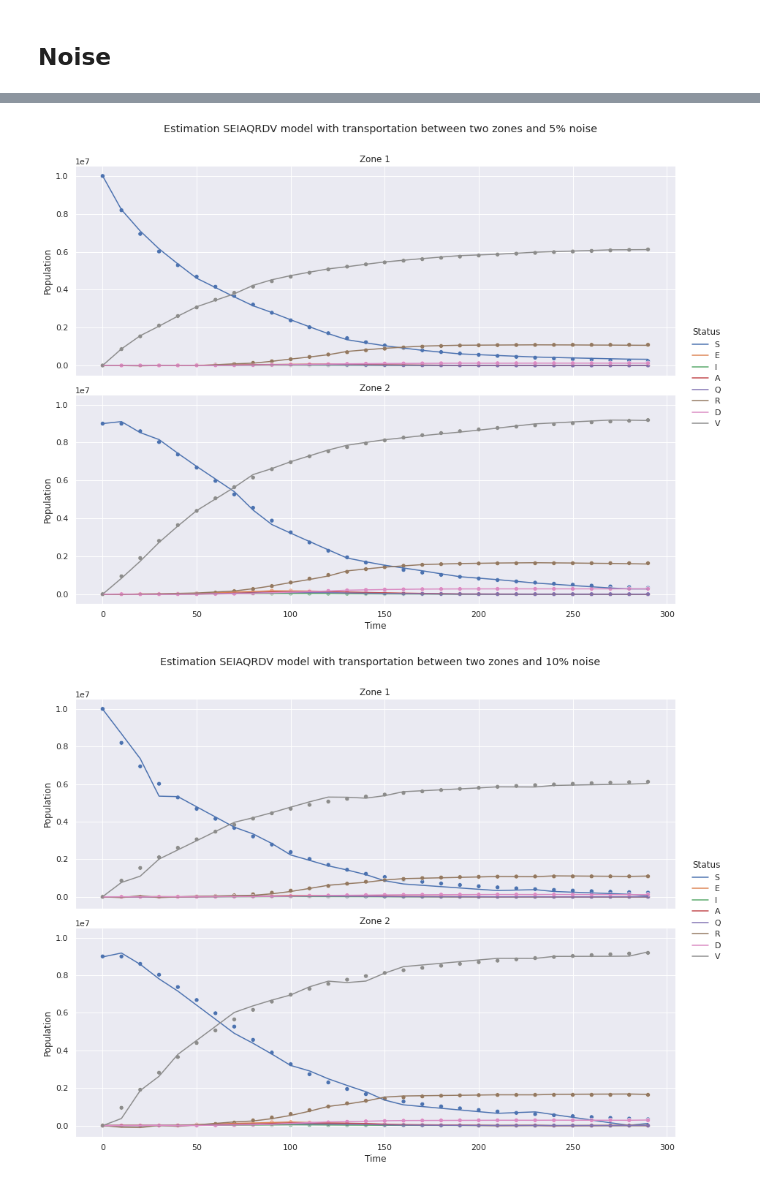
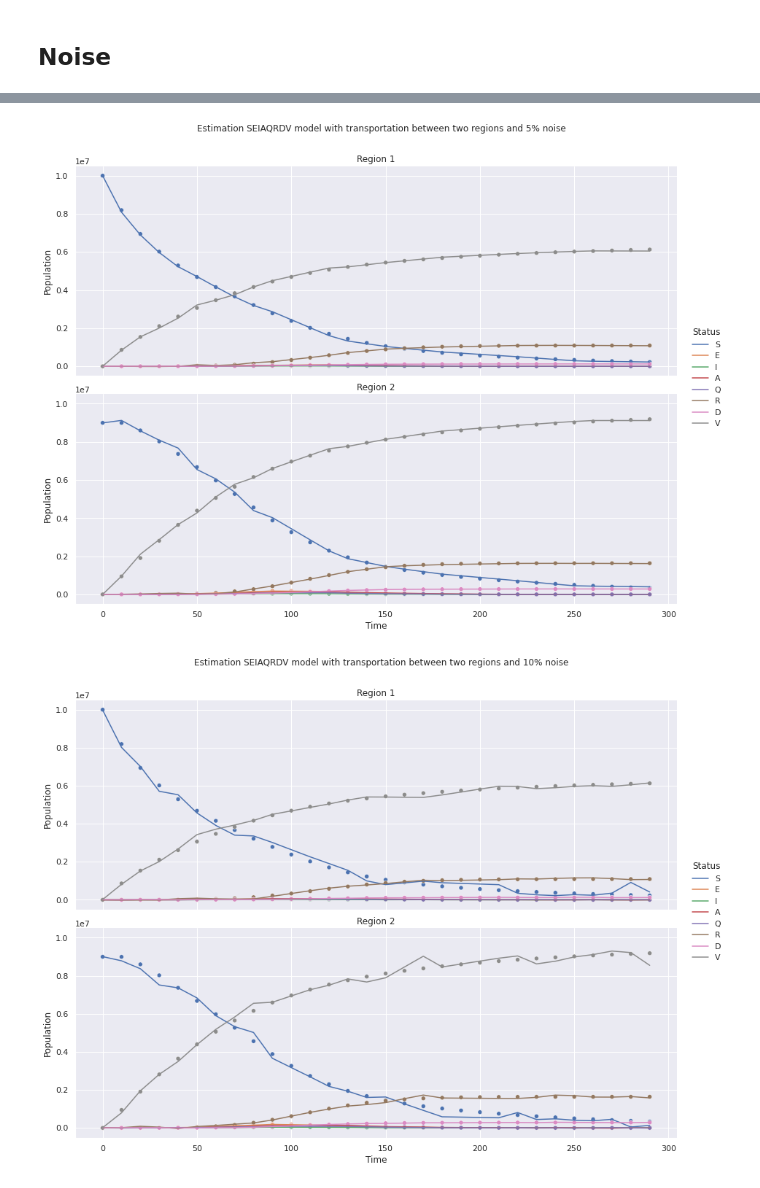
Before and after one commit to aoguedao/dinn_covid19, a Jupyter notebook: notebooks/seiaqrdvt_noise.ipynb, the cells around one changed output, grey strips where cells are left out. Saved outputs shown, nothing was run; the diff lists cells and outputs as text; code cells hidden in the pictures.

Commit message:
run model again

```diff
--- a/notebooks/seiaqrdvt_noise.ipynb
+++ b/notebooks/seiaqrdvt_noise.ipynb
@@ -463,10 +463,10 @@ def estimation_plot(t, y_real, y_pred, title=None, name=None):
         pd.DataFrame(y, columns=names, index=t.ravel())
         .rename_axis("time")
         .reset_index()
-        .melt(id_vars="time", var_name="status_zone", value_name="population")
+        .melt(id_vars="time", var_name="status_region", value_name="population")
         .assign(
-            status=lambda x: x["status_zone"].str[0],
-            zone=lambda x: x["status_zone"].str[1],
+            status=lambda x: x["status_region"].str[0],
+            region=lambda x: x["status_region"].str[1],
         )
     )
 
@@ -474,10 +474,10 @@ def estimation_plot(t, y_real, y_pred, title=None, name=None):
         pd.DataFrame(y_pred, columns=names, index=t.ravel())
         .rename_axis("time")
         .reset_index()
-        .melt(id_vars="time", var_name="status_zone", value_name="population")
+        .melt(id_vars="time", var_name="status_region", value_name="population")
         .assign(
-            status=lambda x: x["status_zone"].str[0],
-            zone=lambda x: x["status_zone"].str[1],
+            status=lambda x: x["status_region"].str[0],
+            region=lambda x: x["status_region"].str[1],
         )
     )
 
@@ -485,15 +485,15 @@ def estimation_plot(t, y_real, y_pred, title=None, name=None):
         data=df_pred,
         x="time",
         y="population",
-        row="zone",
+        row="region",
         hue="status",
         kind="line",
         aspect=2.5,
     )
 
-    for zone, ax in g.axes_dict.items():
+    for region, ax in g.axes_dict.items():
         sns.scatterplot(
-            data=df_real.query("zone == @zone"),
+            data=df_real.query("region == @region"),
             x="time",
             y="population",
             hue="status",
@@ -504,14 +504,14 @@ def estimation_plot(t, y_real, y_pred, title=None, name=None):
 
     (
         g.set_axis_labels("Time", "Population")
-          .set_titles("Zone {row_name}")
+          .set_titles("Region {row_name}")
           .tight_layout(w_pad=1)
     )
 
     g._legend.set_title("Status")
     g.fig.subplots_adjust(top=0.9)
     if title is None:
-        title = f"Estimation SEIAQRDV model with transportation between two zones"
+        title = f"Estimation SEIAQRDV model with transportation between two regions"
     g.fig.suptitle(title)
     if name is None:
         name = "SEIAQRDVT"
@@ -630,18 +648,18 @@ estimation_plot(
     t=t,
     y_real=y,
     y_pred=model5.predict(t),
-    title="Estimation SEIAQRDV model with transportation between two zones and 5% noise",
+    title="Estimation SEIAQRDV model with transportation between two regions and 5% noise",
     name="SEIAQRDVT_noise05"
 )
 # %% [output]
-[figure, old version]
+[figure, new version]
 # %%
 estimation_plot(
     t=t,
     y_real=y,
     y_pred=model10.predict(t),
-    title="Estimation SEIAQRDV model with transportation between two zones and 10% noise",
+    title="Estimation SEIAQRDV model with transportation between two regions and 10% noise",
     name="SEIAQRDVT_noise10"
 )
 # %% [output]
-[figure, old version]
+[figure, new version]
```
Also changed, not shown: parts of 4 cells of this notebook, 3 other files.
